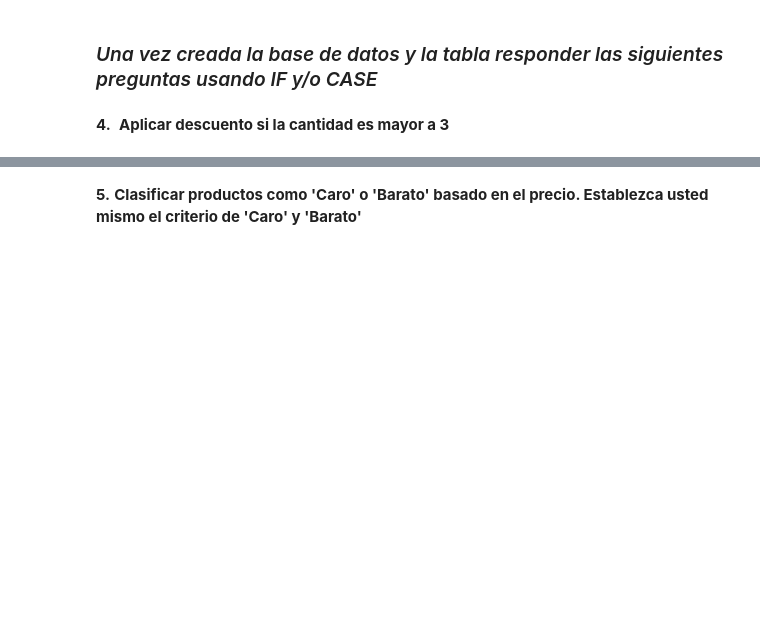
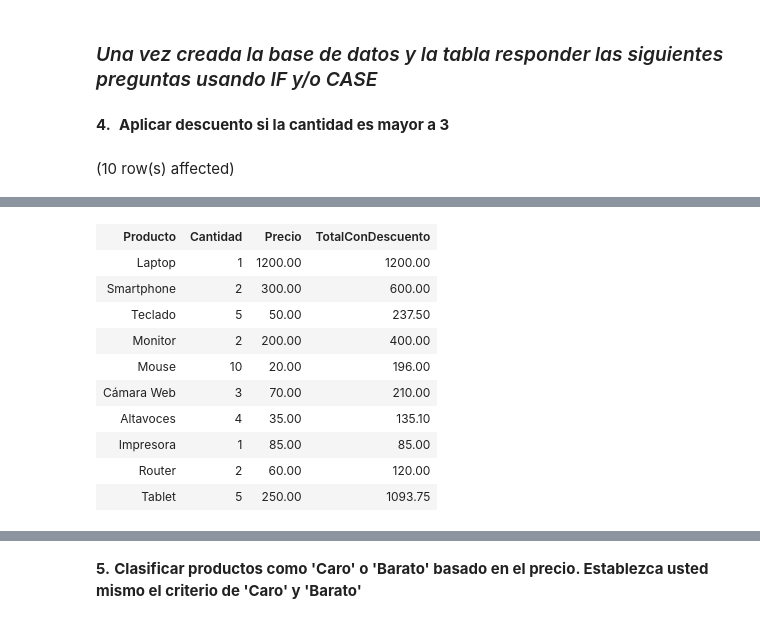
Before and after one commit to Nana8310/Curso_SQL, a Jupyter notebook: Notebook/Notebook_Practica12.ipynb, the cells around one changed output, grey strips where cells are left out. Drawn from its saved outputs; the diff is of its cells as text; code cells hidden in the pictures; blank space fills up the shorter version.

```diff
--- a/Notebook/Notebook_Practica12.ipynb
+++ b/Notebook/Notebook_Practica12.ipynb
@@ -90,3 +90,13 @@ Total execution time: 00:00:00.062
 ### _Una vez creada la base de datos y la tabla responder las siguientes preguntas usando IF y/o CASE_
 # %% [markdown]
 **4.**  <span style="color: var(--cib-color-syntax-gray); font-family: Menlo, Monaco, Consolas, &quot;Droid Sans Mono&quot;, &quot;Courier New&quot;, monospace, &quot;Droid Sans Fallback&quot;; font-size: var(--cib-type-body1-font-size); white-space-collapse: preserve;"><b>Aplicar descuento si la cantidad es mayor a 3</b></span>
+# %%
+SELECT Producto,Cantidad,Precio,
+    ROUND(
+        CASE
+            WHEN Cantidad > 3 THEN (Cantidad * Precio) * (1 - Descuento / 100)
+            ELSE Cantidad * Precio
+        END, 2) AS TotalConDescuento
+FROM ventas;
+# %% [output]
+(10 row(s) affected)
@@ -92,0 +104,11 @@ Total execution time: 00:00:00.062
+| Producto | Cantidad | Precio | TotalConDescuento |
+| Laptop | 1 | 1200.00 | 1200.00 |
+| Smartphone | 2 | 300.00 | 600.00 |
+| Teclado | 5 | 50.00 | 237.50 |
+| Monitor | 2 | 200.00 | 400.00 |
+| Mouse | 10 | 20.00 | 196.00 |
+| Cámara Web | 3 | 70.00 | 210.00 |
+| Altavoces | 4 | 35.00 | 135.10 |
+| Impresora | 1 | 85.00 | 85.00 |
+| Router | 2 | 60.00 | 120.00 |
+| Tablet | 5 | 250.00 | 1093.75 |
```
Also changed, not shown: parts of 11 cells of this notebook.
